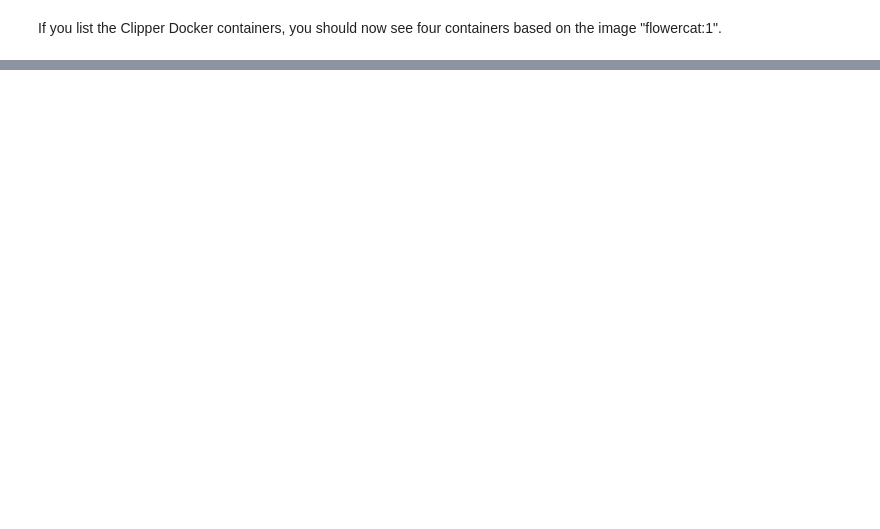
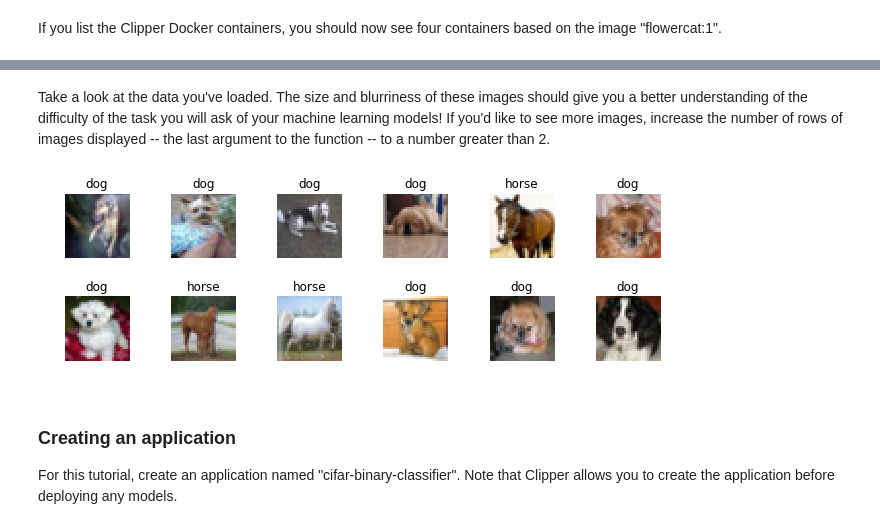
Before and after one commit to ucbrise/clipper-tutorials, a Jupyter notebook: StrataTalkP1Draft.ipynb, the cells around one changed output, grey strips where cells are left out. Drawn from its saved outputs; the diff is of its cells as text; code cells hidden in the pictures; blank space fills up the shorter version.

```diff
--- a/StrataTalkP1Draft.ipynb
+++ b/StrataTalkP1Draft.ipynb
@@ -465,0 +512,12 @@ e8ce812c9197        clipper/query_frontend:0.3.0        "/clipper/release/sr…"
+# %%
+%run ./setup/download_cifar.py cifar/
+%run ./setup/extract_cifar.py cifar/ 10000 10000
+import cifar_utils
+
+cifar_loc = os.path.join('.', 'cifar')
+test_x, test_y = cifar_utils.filter_data(
+    *cifar_utils.load_cifar(cifar_loc, cifar_filename="cifar_test.data", norm=True))
+train_x, train_y = cifar_utils.filter_data(
+    *cifar_utils.load_cifar(cifar_loc, cifar_filename="cifar_train.data", norm=True))
+raw_x, raw_y = cifar_utils.filter_data(
+    *cifar_utils.load_cifar(cifar_loc, cifar_filename="cifar_test.data", norm=False))
@@ -465,0 +538,11 @@ e8ce812c9197        clipper/query_frontend:0.3.0        "/clipper/release/sr…"
+# %% [markdown]
+Take a look at the data you've loaded. The size and blurriness of these images should give you a better understanding of the difficulty of the task you will ask of your machine learning models! If you'd like to see more images, increase the number of rows of images displayed -- the last argument to the function -- to a number greater than 2.
+# %%
+%matplotlib inline
+cifar_utils.show_example_images(raw_x, raw_y, 2)
+# %% [output]
+[figure, added]
+# %% [markdown]
+### Creating an application
+
+For this tutorial, create an application named "cifar-binary-classifier". Note that Clipper allows you to create the application before deploying any models.
```
Also changed, not shown: parts of 47 cells of this notebook, 6 other files.
